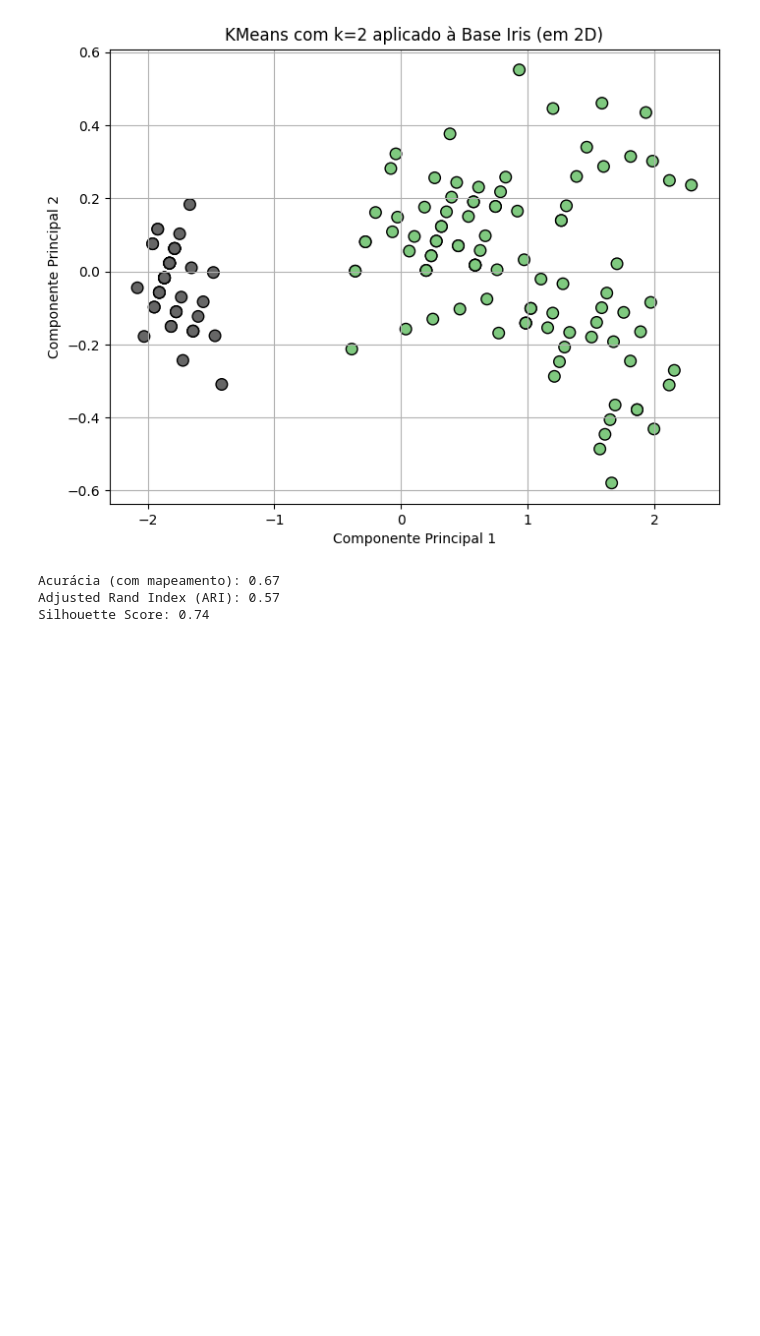
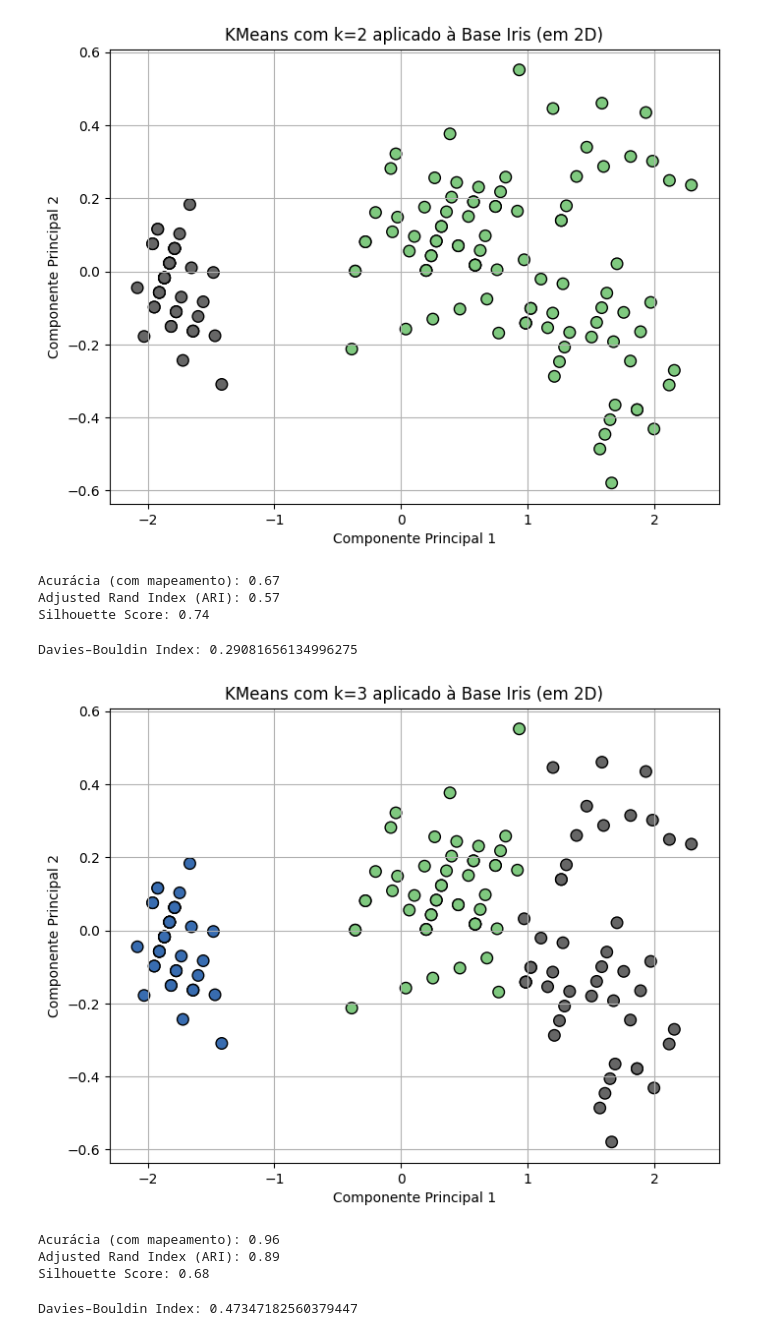
Before and after one commit to Rafaela-Pecanha/t2-clusterizacao, a Jupyter notebook: clusterizacao.ipynb, the cells around one changed output. Saved outputs shown, nothing was run; the diff lists cells and outputs as text; code cells hidden in the pictures; blank space fills up the shorter version.

```diff
--- a/clusterizacao.ipynb
+++ b/clusterizacao.ipynb
@@ -266,3 +264,48 @@ print(f"Silhouette Score: {sil_score:.2f}")
 Acurácia (com mapeamento): 0.67
 Adjusted Rand Index (ARI): 0.57
 Silhouette Score: 0.74
+# %%
+dbi = davies_bouldin_score(X_scaled, y_pred_mapped)
+
+print("Davies–Bouldin Index:", dbi)
+# %% [output]
+Davies–Bouldin Index: 0.29081656134996275
+# %%
+kmeans = KMeans(n_clusters=3, random_state=42)
+kmeans.fit(X_scaled)
+
+y_kmeans = kmeans.labels_
+# %%
+pca = PCA(n_components=2)
+X_pca = pca.fit_transform(X_scaled)
+
+plt.figure(figsize=(8, 6))
+plt.scatter(X_pca[:, 0], X_pca[:, 1], c=y_kmeans, cmap='Accent', s=70, edgecolor='k')
+plt.xlabel('Componente Principal 1')
+plt.ylabel('Componente Principal 2')
+plt.title('KMeans com k=3 aplicado à Base Iris (em 2D)')
+plt.grid(True)
+plt.show()
+# %% [output]
+[figure, added]
+# %%
+y_pred_mapped = map_clusters_to_labels(y_true, y_kmeans)
+
+
+acc = accuracy_score(y_true, y_pred_mapped)
+ari = adjusted_rand_score(y_true, y_kmeans)
+sil_score = silhouette_score(X_scaled, y_kmeans)
+
+print(f"Acurácia (com mapeamento): {acc:.2f}")
+print(f"Adjusted Rand Index (ARI): {ari:.2f}")
+print(f"Silhouette Score: {sil_score:.2f}")
+# %% [output]
+Acurácia (com mapeamento): 0.96
+Adjusted Rand Index (ARI): 0.89
+Silhouette Score: 0.68
+# %%
+dbi = davies_bouldin_score(X_scaled, y_pred_mapped)
+
+print("Davies–Bouldin Index:", dbi)
+# %% [output]
+Davies–Bouldin Index: 0.47347182560379447
```
Also changed, not shown: parts of 6 cells of this notebook.
